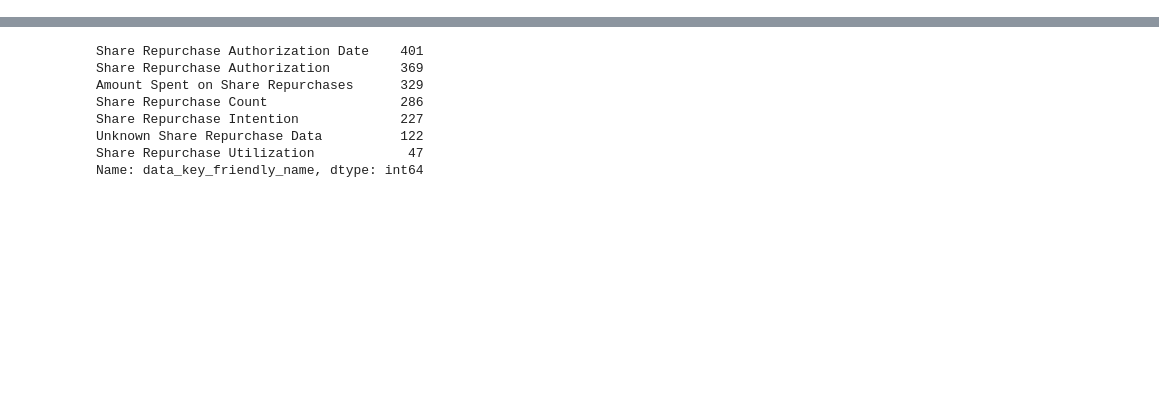
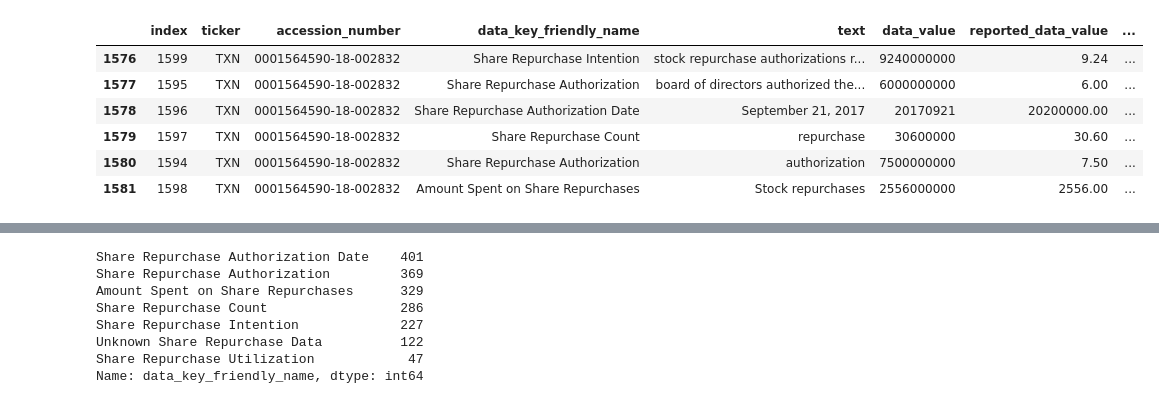
Before and after one commit to suhasinipallai/New_constructs, a Jupyter notebook: jj-eda.ipynb, the cells around one changed output, grey strips where cells are left out. Cells and saved outputs as stored; diff of their text form; code cells hidden in the pictures; blank space fills up the shorter version.

```diff
--- a/jj-eda.ipynb
+++ b/jj-eda.ipynb
@@ -51,0 +75,10 @@ to this:
+# %%
+srp_df[srp_df.accession_number == '0001564590-18-002832']
+# %% [output]
+|  | index | ticker | accession_number | data_key_friendly_name | text | data_value | reported_data_value | ... |
+| 1576 | 1599 | TXN | 0001564590-18-002832 | Share Repurchase Intention | stock repurchase authorizations r... | 9240000000 | 9.24 | ... |
+| 1577 | 1595 | TXN | 0001564590-18-002832 | Share Repurchase Authorization | board of directors authorized the... | 6000000000 | 6.00 | ... |
+| 1578 | 1596 | TXN | 0001564590-18-002832 | Share Repurchase Authorization Date | September 21, 2017 | 20170921 | 20200000.00 | ... |
+| 1579 | 1597 | TXN | 0001564590-18-002832 | Share Repurchase Count | repurchase | 30600000 | 30.60 | ... |
+| 1580 | 1594 | TXN | 0001564590-18-002832 | Share Repurchase Authorization | authorization | 7500000000 | 7.50 | ... |
+| 1581 | 1598 | TXN | 0001564590-18-002832 | Amount Spent on Share Repurchases | Stock repurchases | 2556000000 | 2556.00 | ... |
```
Also changed, not shown: parts of 36 cells of this notebook.
